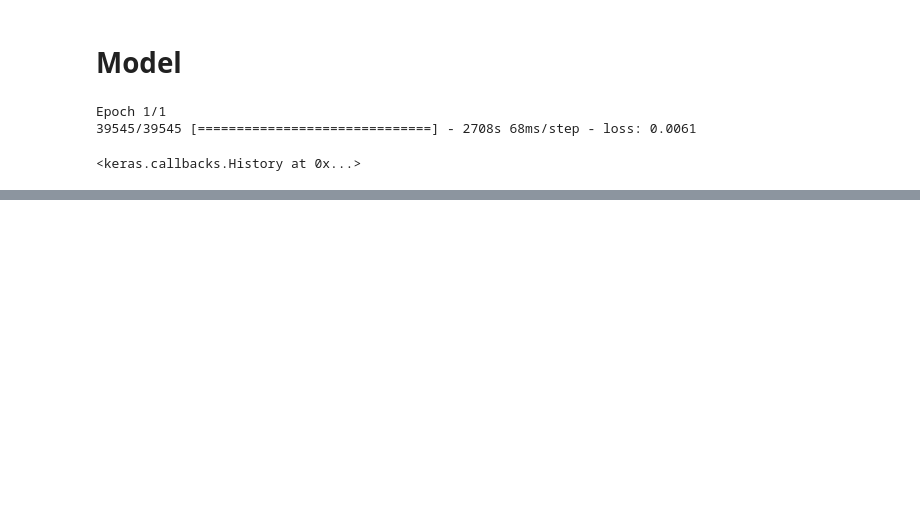
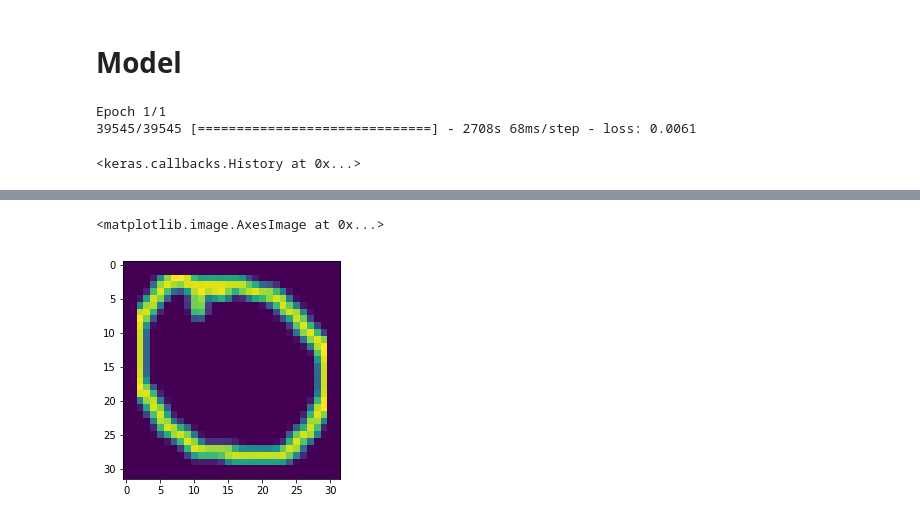
Before and after one commit to lianxiaolei/num-recognition-http, a Jupyter notebook: notebook/num_reco_normal.ipynb, the cells around one changed output, grey strips where cells are left out. Drawn from its saved outputs; the diff is of its cells as text; code cells hidden in the pictures; blank space fills up the shorter version.

```diff
--- a/notebook/num_reco_normal.ipynb
+++ b/notebook/num_reco_normal.ipynb
@@ -179,0 +302,5 @@ np.mean(np.argmax(model.predict(X_test[:100]), axis=1) == np.argmax(y_test[:100]
+# %%
+plt.imshow(cv2.resize(X[100], (32, 32)))
+# %% [output]
+<matplotlib.image.AxesImage at 0x...>
+[figure, added]
```
Also changed, not shown: parts of 12 cells of this notebook, 14 other files.
